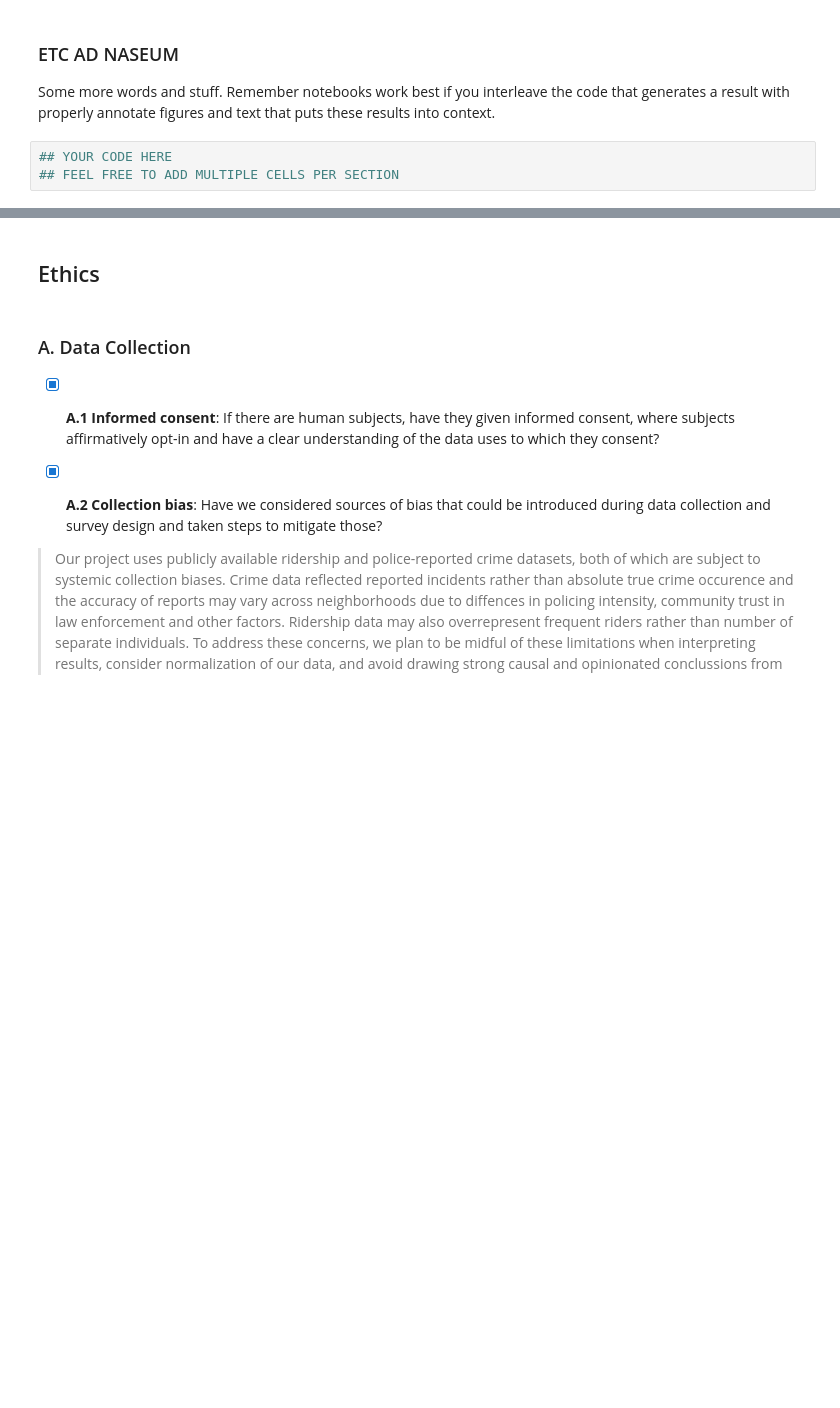
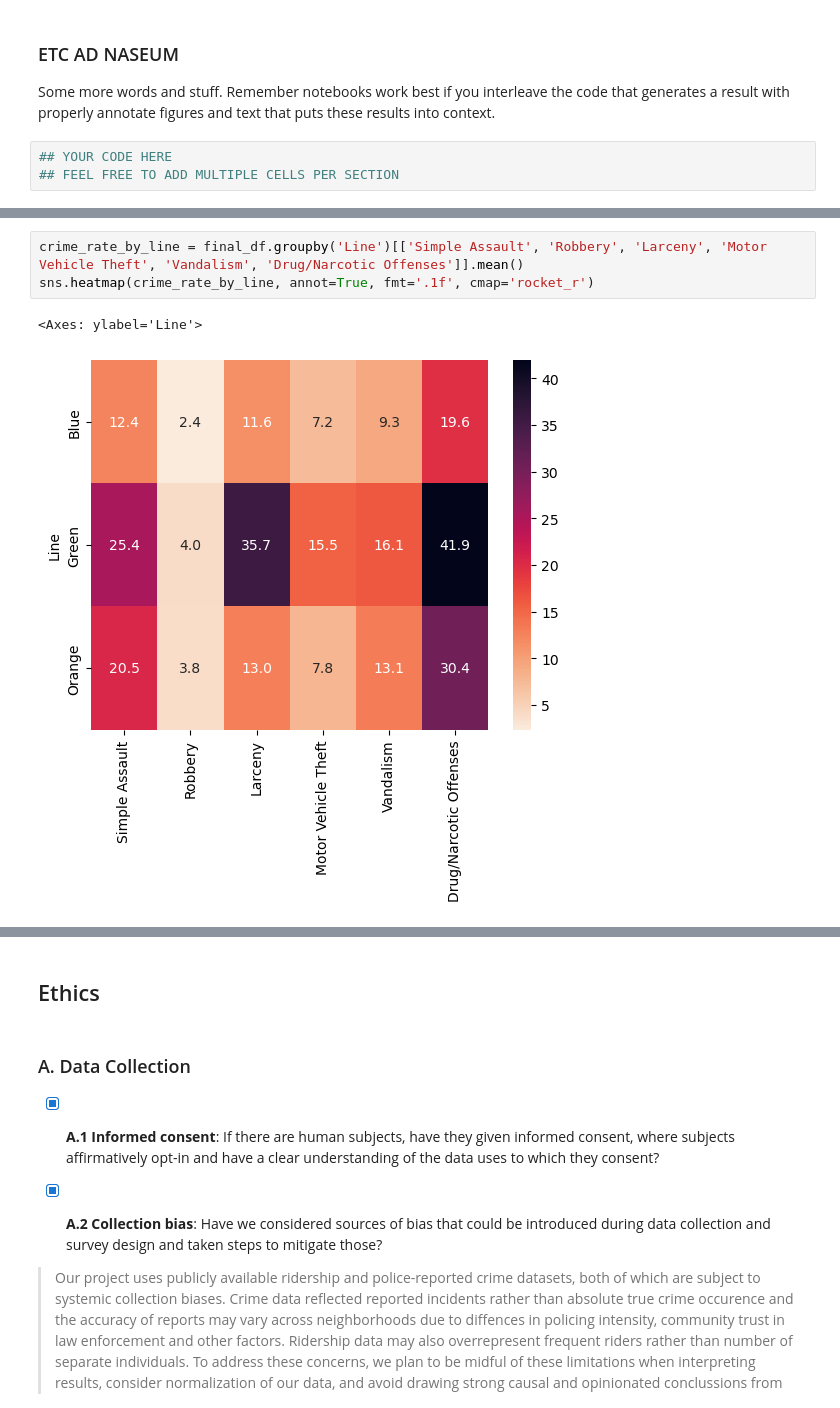
Before and after one commit to COGS108/Group022_WI26, a Jupyter notebook: 03-FinalProject.ipynb, the cells around one changed output, grey strips where cells are left out. Drawn from its saved outputs; the diff is of its cells as text; blank space fills up the shorter version.

```diff
--- a/03-FinalProject.ipynb
+++ b/03-FinalProject.ipynb
@@ -470,0 +491,6 @@ Some more words and stuff.  Remember notebooks work best if you interleave the c
+# %%
+crime_rate_by_line = final_df.groupby('Line')[['Simple Assault', 'Robbery', 'Larceny', 'Motor Vehicle Theft', 'Vandalism', 'Drug/Narcotic Offenses']].mean()
+sns.heatmap(crime_rate_by_line, annot=True, fmt='.1f', cmap='rocket_r')
+# %% [output]
+<Axes: ylabel='Line'>
+[figure, added]
```
Also changed, not shown: parts of 13 cells of this notebook.
